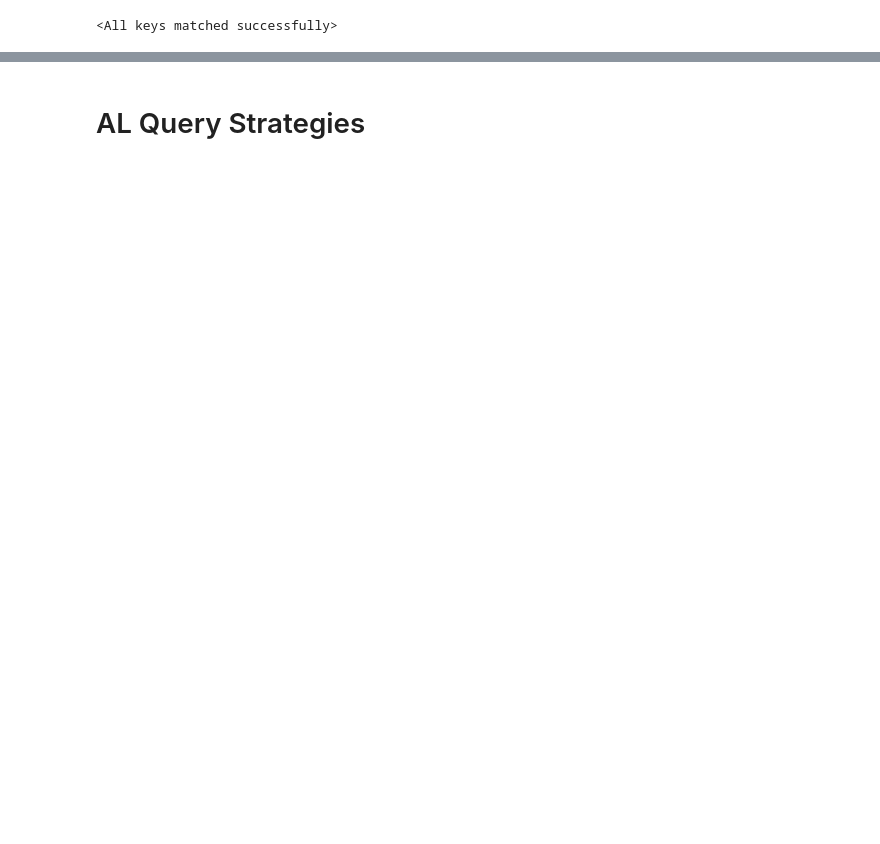
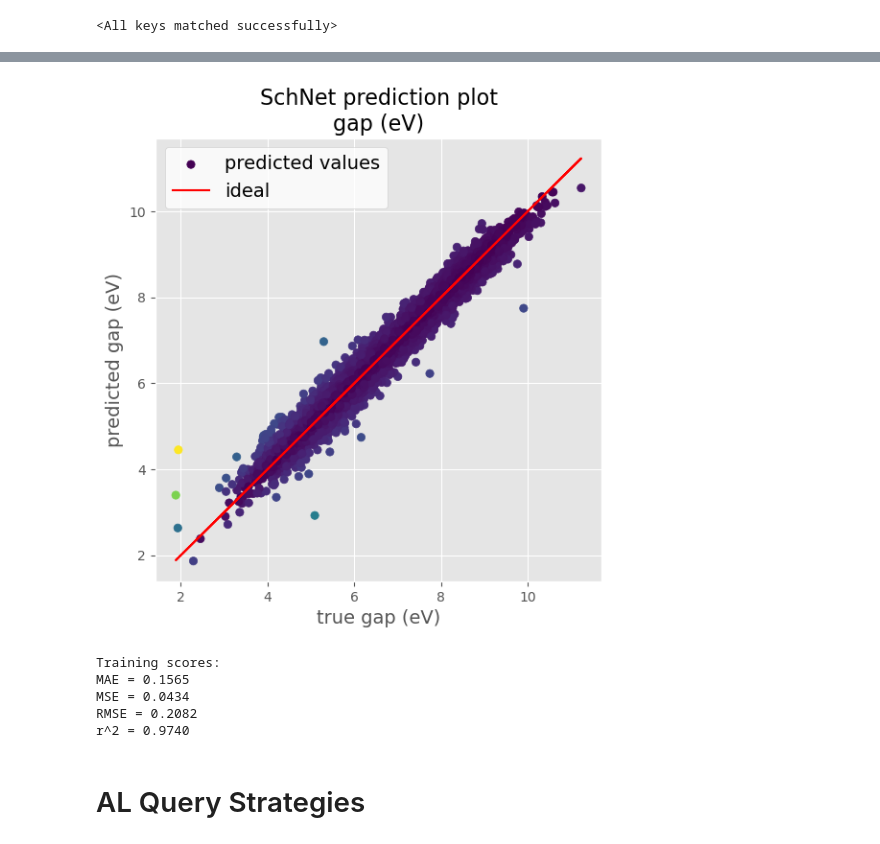
Before and after one commit to minhnghian03/property-prediction-al, a Jupyter notebook: nn/qm9_nn.ipynb, the cells around one changed output, grey strips where cells are left out. Drawn from its saved outputs; the diff is of its cells as text; code cells hidden in the pictures; blank space fills up the shorter version.

```diff
--- a/nn/qm9_nn.ipynb
+++ b/nn/qm9_nn.ipynb
@@ -637,2 +819,11 @@ r^2 = 0.9848
+# %%
+plot_prediction(val_dataset, model, model_name='SchNet', name='gap (eV)', save='models/schnet/skorch/plot_skorch_schnet_gap_qm9_1.png', format='png')
+# %% [output]
+[figure, added]
+Training scores:
+MAE = 0.1565
+MSE = 0.0434
+RMSE = 0.2082
+r^2 = 0.9740
 # %% [markdown]
 # AL Query Strategies
```
Also changed, not shown: parts of 31 cells of this notebook, 19 other files.
